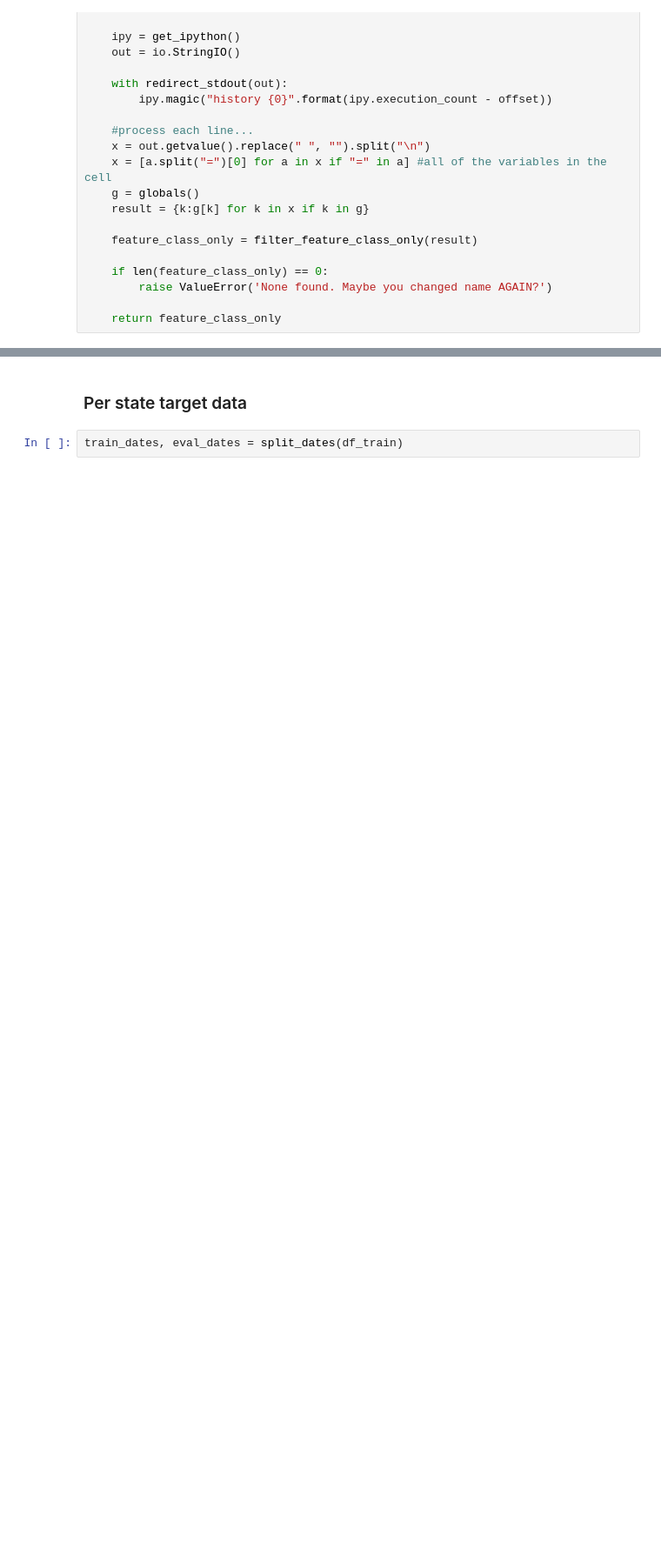
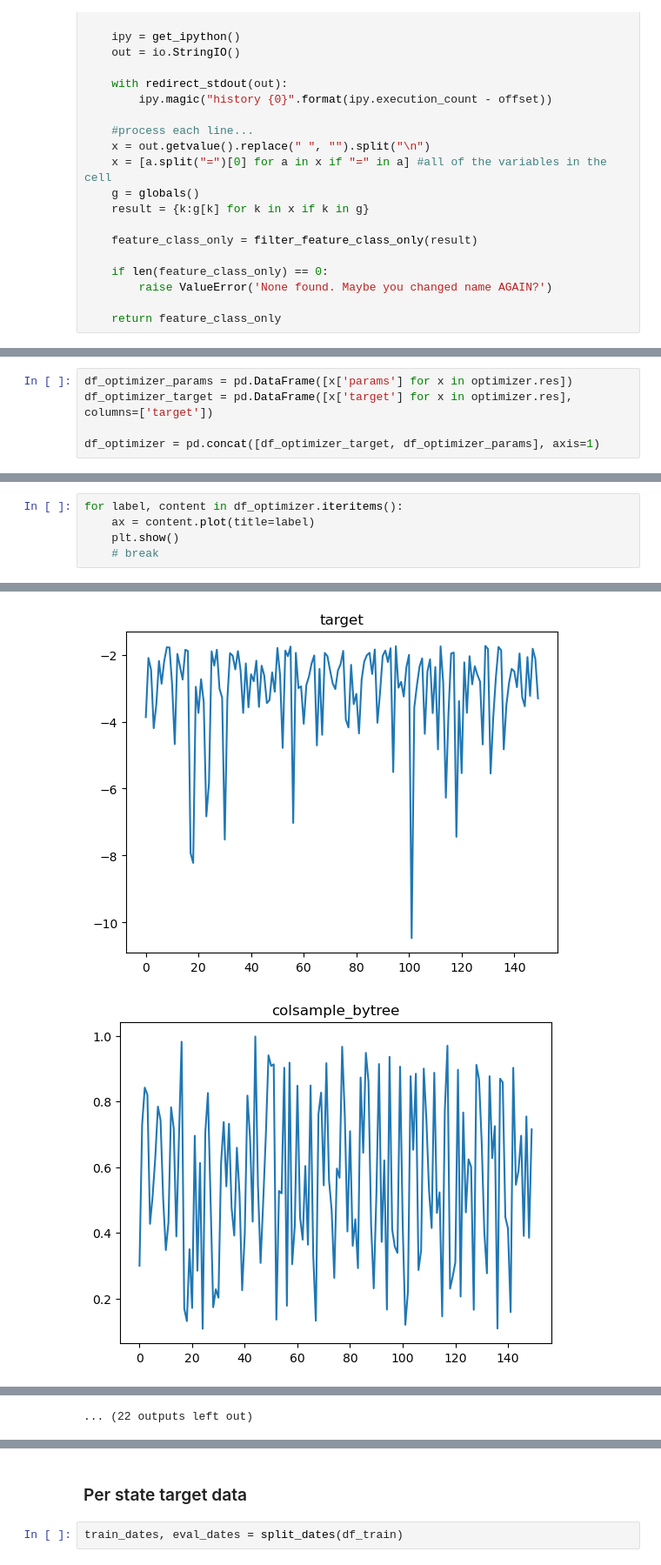
Before and after one commit to olympus999/godaddy-microbusiness-density-forecasting, a Jupyter notebook: notebooks/starter.ipynb, the cells around one changed output, grey strips where cells are left out. Shown at 87% size. Saved outputs shown, nothing was run; the diff lists cells and outputs as text; blank space fills up the shorter version.

```diff
--- a/notebooks/starter.ipynb
+++ b/notebooks/starter.ipynb
@@ -1688,0 +1275,5 @@ optimizer.max['params']
+# %%
+df_optimizer_params = pd.DataFrame([x['params'] for x in optimizer.res])
+df_optimizer_target = pd.DataFrame([x['target'] for x in optimizer.res], columns=['target'])
+
+df_optimizer = pd.concat([df_optimizer_target, df_optimizer_params], axis=1)
@@ -1688,0 +1314,6 @@ optimizer.max['params']
+# %%
+for label, content in df_optimizer.iteritems():
+    ax = content.plot(title=label)
+    plt.show()
+    # break
+# %% [output]
@@ -1688,0 +1321,2 @@ optimizer.max['params']
+[figure, added]
+[figure, added]
@@ -1688,0 +1332 @@ optimizer.max['params']
+... (22 outputs left out)
```
Also changed, not shown: parts of 145 cells of this notebook.
